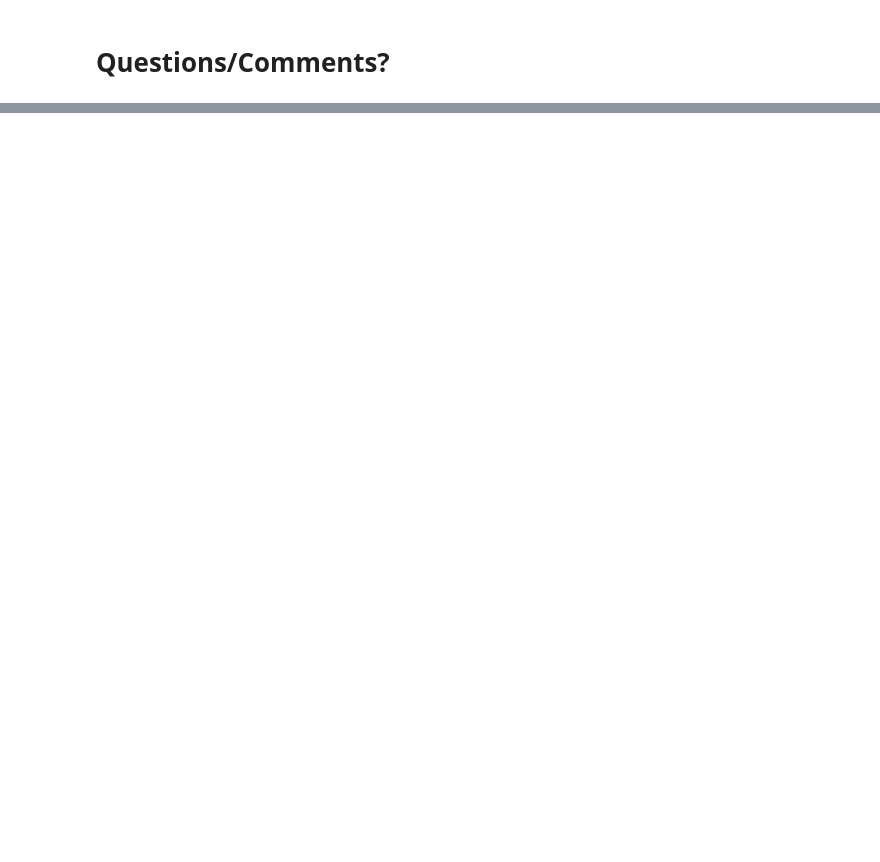
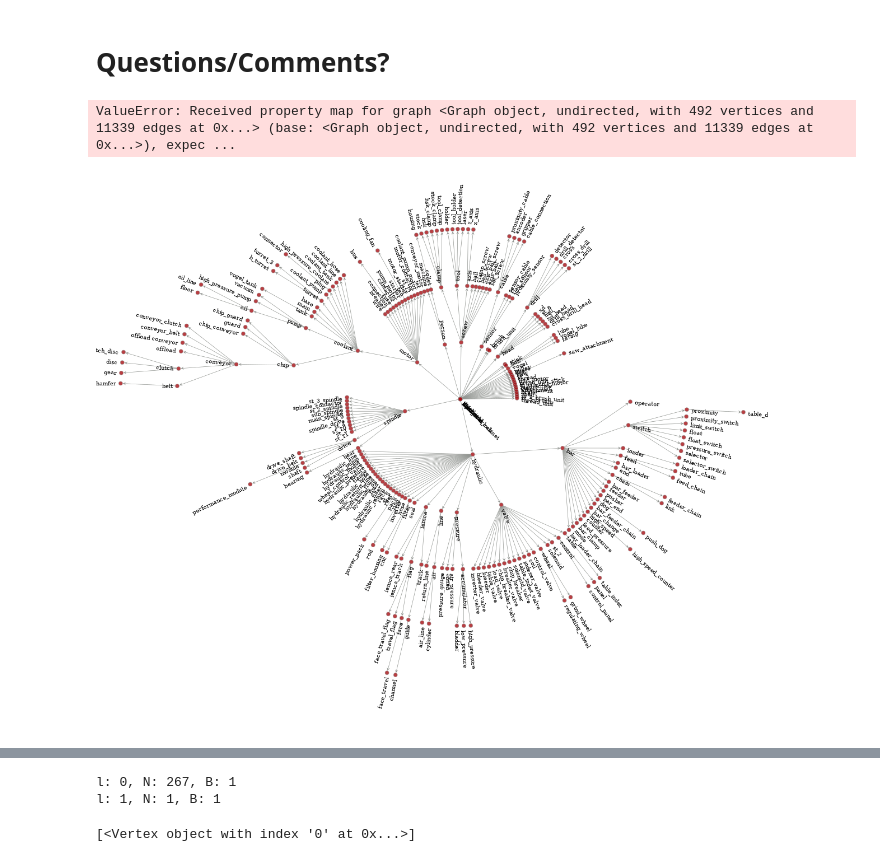
Before and after one commit to usnistgov/nestor-tmp2, a Jupyter notebook: docs/presentation.ipynb, the cells around one changed output, grey strips where cells are left out. Saved outputs shown, nothing was run; the diff lists cells and outputs as text; code cells hidden in the pictures; blank space fills up the shorter version.

```diff
--- a/docs/presentation.ipynb
+++ b/docs/presentation.ipynb
@@ -1257,8 +834,9 @@ def heymann_taxonomy(dist_mat, cent_prog='pr', tau=5e-4,
     return D
 
 D = heymann_taxonomy(dist_mat,
-                     cent_prog='pr', # dynamic=True,
-                     dotfile='tax.dot')
+                     cent_prog='pr' # dynamic=True,
+#                      dotfile='tax.dot'
+                    )
 # %%
 # from networkx.drawing.nx_pydot import graphviz_layout, write_dot
 # write_dot(D, 'tax.dot')
@@ -1578,0 +1062,5 @@ f2(w=1500,h=1200)
+# %%
+from nx2gt import nx2gt
+
+g = nx2gt(G)
+d = nx2gt(D)
@@ -1578,0 +1070,23 @@ f2(w=1500,h=1200)
+# %%
+pos = gta.fruchterman_reingold_layout(d, r=10., )
+gta.graph_draw(g, pos=pos, output="graph.png")
+# %% [output]
+ValueError: Received property map for graph <Graph object, undirected, with 492 vertices and 11339 edges at 0x...> (base: <Graph object, undirected, with 492 vertices and 11339 edges at 0x...>), expec ...
+# %%
+# g.edges().next().target()
+pos = gta.radial_tree_layout(d, root=0,
+#                              rel_order_leaf=True,
+                             weighted=True
+                            )
+# pos = gta.fruchterman_reingold_layout(d)
+gta.graph_draw(d,
+               pos=pos,
+               output_size=(1200,1000),
+               inline=True,
+               vertex_text=d.vertex_properties["id"],
+               vertex_text_position='centered',
+               vertex_font_size=10,
+               vertex_size=7,
+               edge_color='xkcd:grey')
+# %% [output]
+[figure, added]
@@ -1578,0 +1096,13 @@ f2(w=1500,h=1200)
+# %%
+# state.draw(output="hsbm-fit.png")
+state.print_summary()
+# g.vertex_properties['id']
+# %% [output]
+l: 0, N: 267, B: 1
+l: 1, N: 1, B: 1
+# %%
+g.vertex_properties['id'][g.vertices().next()]
+# g.list_properties()
+gta.find_vertex(g, g.vertex_properties['id'], 'unit')
+# %% [output]
+[<Vertex object with index '0' at 0x...>]
```
Also changed, not shown: parts of 110 cells of this notebook, 10 other files.
